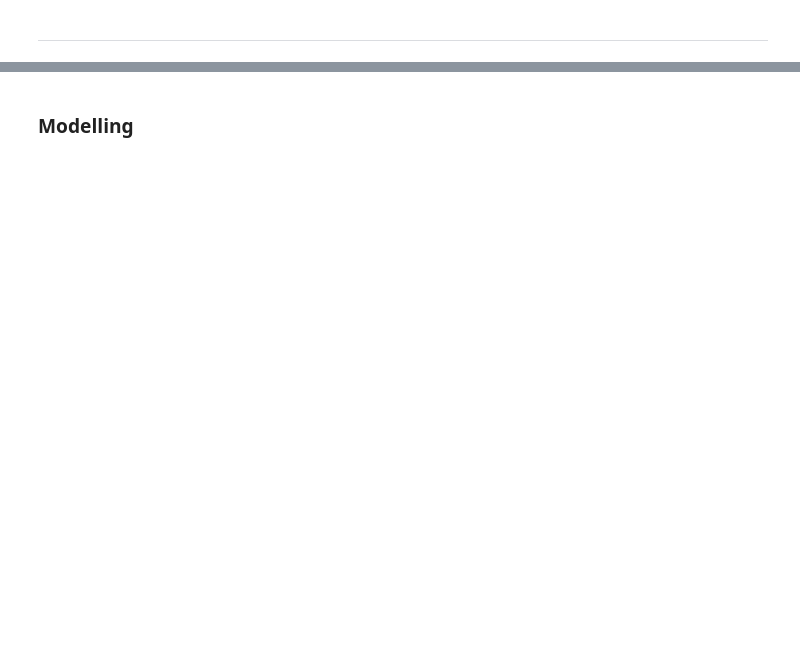
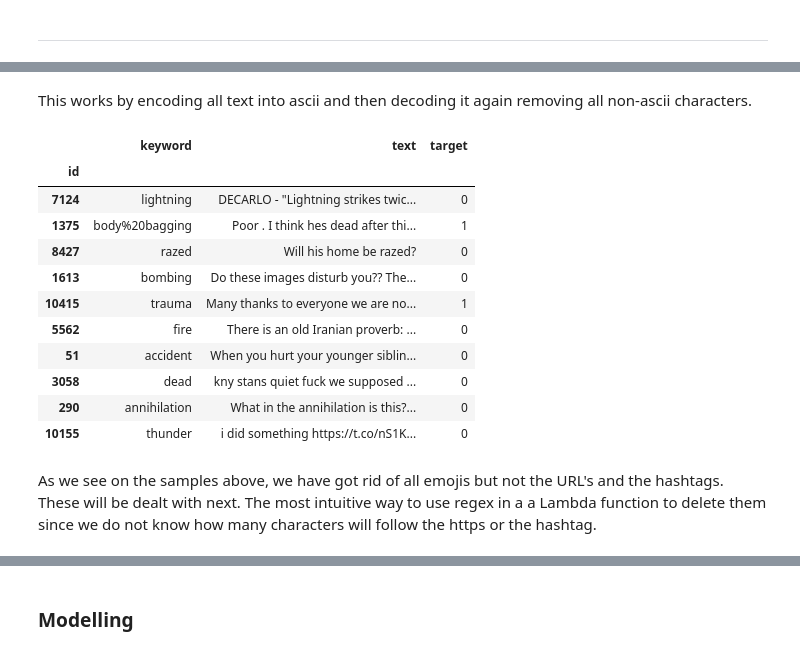
Before and after one commit to osama-sidahmed/Disaster_tweet_Sentiment_analysis, a Jupyter notebook: Disaster_tweet_Sentiment_analysis.ipynb, the cells around one changed output, grey strips where cells are left out. Drawn from its saved outputs; the diff is of its cells as text; code cells hidden in the pictures; blank space fills up the shorter version.

```diff
--- a/Disaster_tweet_Sentiment_analysis.ipynb
+++ b/Disaster_tweet_Sentiment_analysis.ipynb
@@ -331,0 +370,24 @@ The removal of these characters if any will done in the preprocessing phase, for
+# %%
+# Remove all emojs and other languages - ASCII for ENGLISH
+# https://stackoverflow.com/questions/57514169/how-can-i-remove-emojis-from-a-dataframe
+df = df.astype(str).apply(lambda x: x.str.encode('ascii', 'ignore').str.decode('ascii'))
+# %% [markdown]
+This works by encoding all text into ascii and then decoding it again removing all non-ascii characters.
+# %%
+# take and check some samples
+df.sample(10)
+# %% [output]
+|  | keyword | text | target |
+| id |  |  |  |
+| 7124 | lightning | DECARLO - "Lightning strikes twic... | 0 |
+| 1375 | body%20bagging | Poor . I think hes dead after thi... | 1 |
+| 8427 | razed | Will his home be razed? | 0 |
+| 1613 | bombing | Do these images disturb you?? The... | 0 |
+| 10415 | trauma | Many thanks to everyone we are no... | 1 |
+| 5562 | fire | There is an old Iranian proverb: ... | 0 |
+| 51 | accident | When you hurt your younger siblin... | 0 |
+| 3058 | dead | kny stans quiet fuck we supposed ... | 0 |
+| 290 | annihilation | What in the annihilation is this?... | 0 |
+| 10155 | thunder | i did something https://t.co/nS1K... | 0 |
+# %% [markdown]
+As we see on the samples above, we have got rid of all emojis but not the URL's and the hashtags. These will be dealt with next. The most intuitive way to use regex in a a Lambda function to delete them since we do not know how many characters will follow the https or the hashtag.
```
Also changed, not shown: parts of 70 cells of this notebook.
